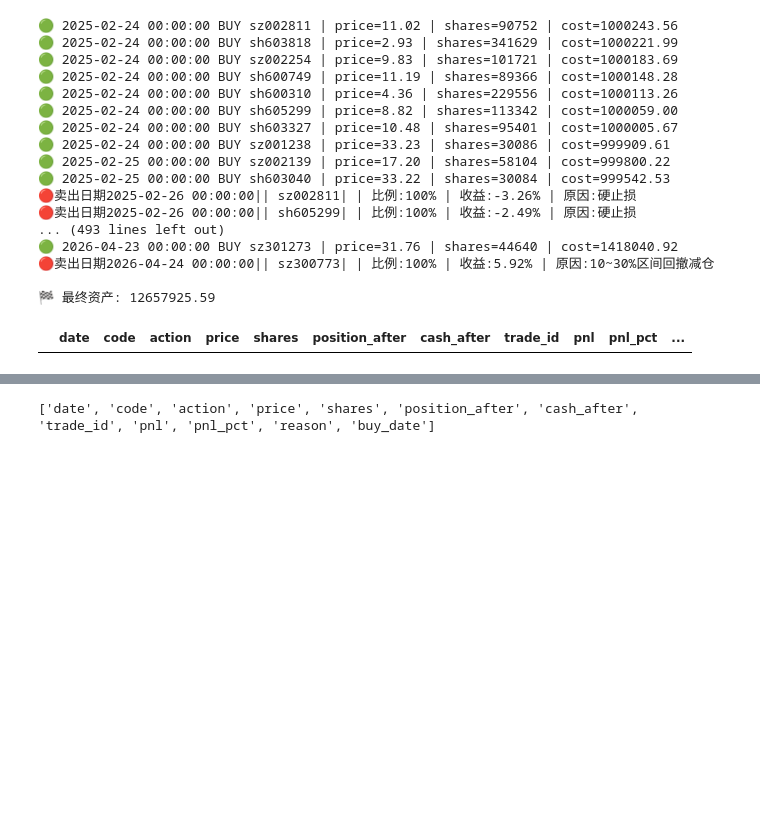
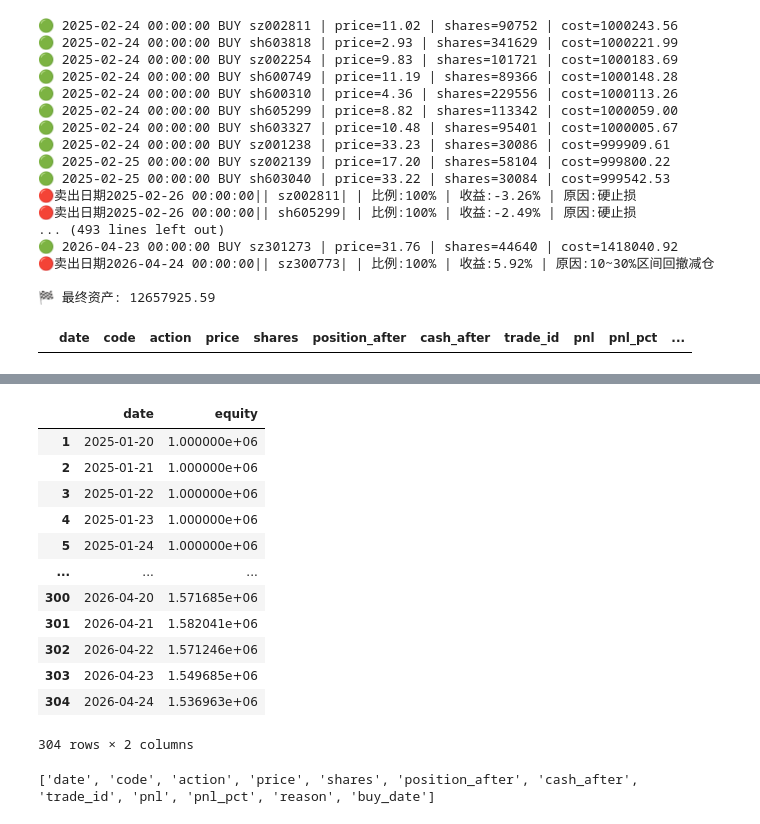
Before and after one commit to chen-cyw-yan/GP, a Jupyter notebook: 回测/试盘策列.ipynb, the cells around one changed output, grey strips where cells are left out. Drawn from its saved outputs; the diff is of its cells as text; code cells hidden in the pictures; blank space fills up the shorter version.

```diff
--- a/回测/试盘策列.ipynb
+++ b/回测/试盘策列.ipynb
@@ -300,5 +316,21 @@ equity_df.plot(x='date', y='equity', figsize=(10, 6))
 # %%
 trade_log=trade_log.loc[~(trade_log['reason'] == 'open')]
+# %%
+equity_df
+# %% [output]
+|  | date | equity |
+| 1 | 2025-01-20 | 1.000000e+06 |
+| 2 | 2025-01-21 | 1.000000e+06 |
+| 3 | 2025-01-22 | 1.000000e+06 |
+| 4 | 2025-01-23 | 1.000000e+06 |
+| 5 | 2025-01-24 | 1.000000e+06 |
+| ... | ... | ... |
+| 300 | 2026-04-20 | 1.571685e+06 |
+| 301 | 2026-04-21 | 1.582041e+06 |
+| 302 | 2026-04-22 | 1.571246e+06 |
+| 303 | 2026-04-23 | 1.549685e+06 |
+| 304 | 2026-04-24 | 1.536963e+06 |
+304 rows × 2 columns
 # %%
 print(trade_log.columns.to_list())
 # %% [output]
```
Also changed, not shown: parts of 5 cells of this notebook, 14 other files.
